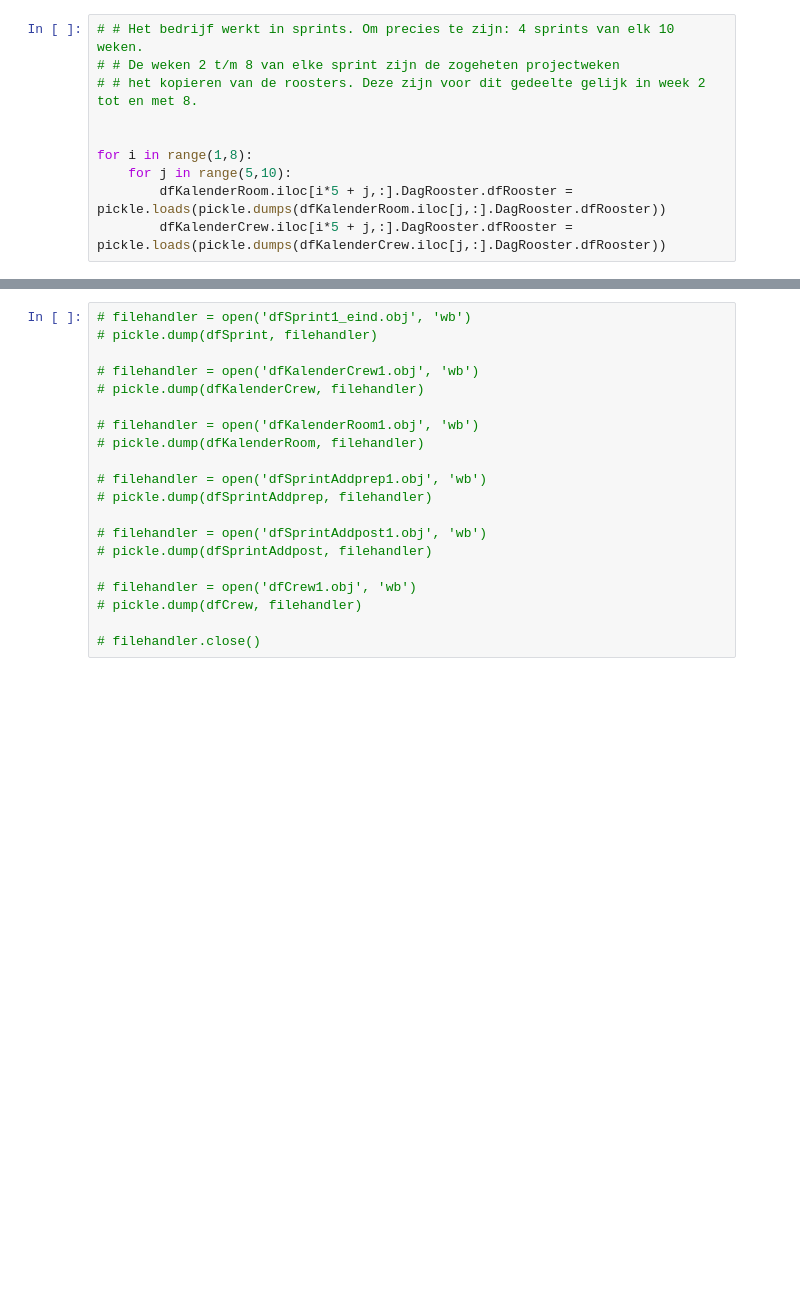
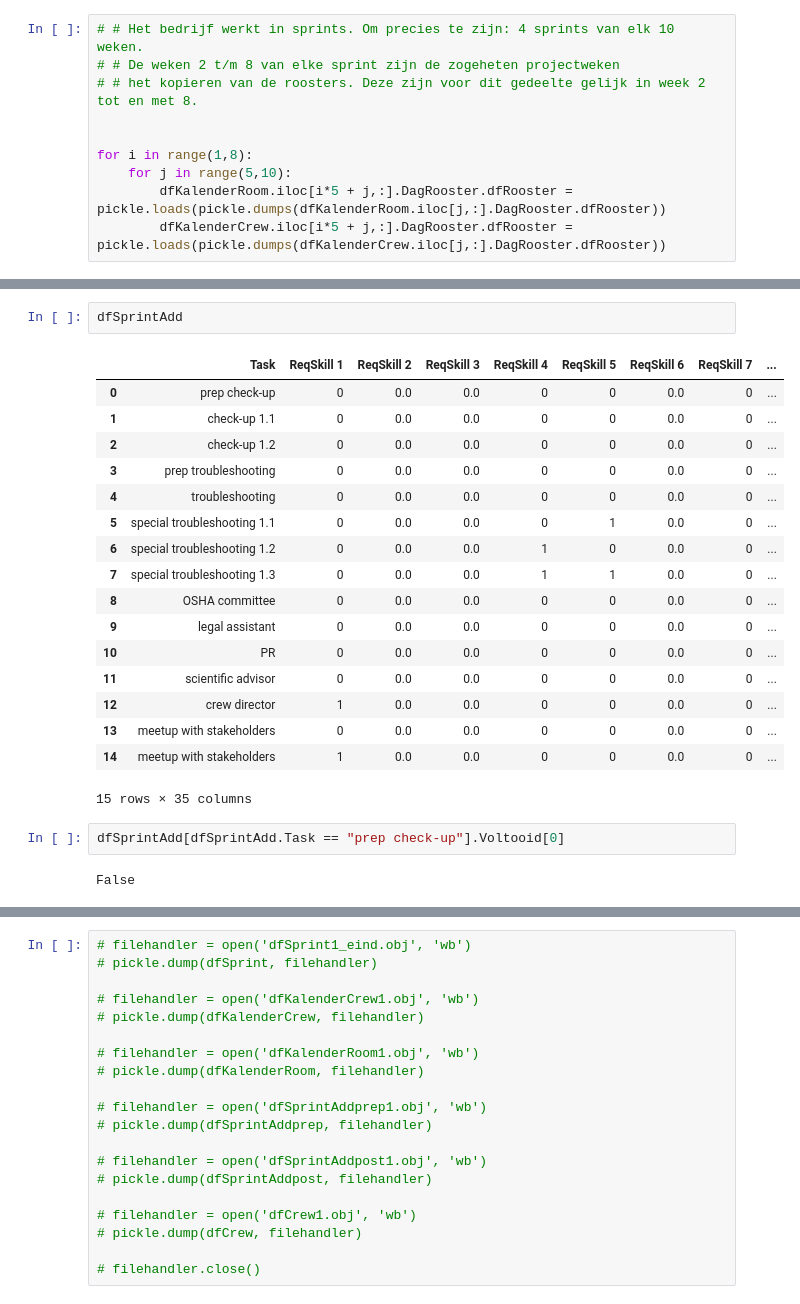
Before and after one commit to Robbertvld/Modelleren, a Jupyter notebook: Verslag.ipynb, the cells around one changed output, grey strips where cells are left out. Saved outputs shown, nothing was run; the diff lists cells and outputs as text; blank space fills up the shorter version.

```diff
--- a/Verslag.ipynb
+++ b/Verslag.ipynb
@@ -752,0 +1038,24 @@ while (halveuren < (task.Duration*2)): # duration aanpassen met deviatie
+# %%
+dfSprintAdd
+# %% [output]
+|  | Task | ReqSkill 1 | ReqSkill 2 | ReqSkill 3 | ReqSkill 4 | ReqSkill 5 | ReqSkill 6 | ReqSkill 7 | ... |
+| 0 | prep check-up | 0 | 0.0 | 0.0 | 0 | 0 | 0.0 | 0 | ... |
+| 1 | check-up 1.1 | 0 | 0.0 | 0.0 | 0 | 0 | 0.0 | 0 | ... |
+| 2 | check-up 1.2 | 0 | 0.0 | 0.0 | 0 | 0 | 0.0 | 0 | ... |
+| 3 | prep troubleshooting | 0 | 0.0 | 0.0 | 0 | 0 | 0.0 | 0 | ... |
+| 4 | troubleshooting | 0 | 0.0 | 0.0 | 0 | 0 | 0.0 | 0 | ... |
+| 5 | special troubleshooting 1.1 | 0 | 0.0 | 0.0 | 0 | 1 | 0.0 | 0 | ... |
+| 6 | special troubleshooting 1.2 | 0 | 0.0 | 0.0 | 1 | 0 | 0.0 | 0 | ... |
+| 7 | special troubleshooting 1.3 | 0 | 0.0 | 0.0 | 1 | 1 | 0.0 | 0 | ... |
+| 8 | OSHA committee | 0 | 0.0 | 0.0 | 0 | 0 | 0.0 | 0 | ... |
+| 9 | legal assistant | 0 | 0.0 | 0.0 | 0 | 0 | 0.0 | 0 | ... |
+| 10 | PR | 0 | 0.0 | 0.0 | 0 | 0 | 0.0 | 0 | ... |
+| 11 | scientific advisor | 0 | 0.0 | 0.0 | 0 | 0 | 0.0 | 0 | ... |
+| 12 | crew director | 1 | 0.0 | 0.0 | 0 | 0 | 0.0 | 0 | ... |
+| 13 | meetup with stakeholders | 0 | 0.0 | 0.0 | 0 | 0 | 0.0 | 0 | ... |
+| 14 | meetup with stakeholders | 1 | 0.0 | 0.0 | 0 | 0 | 0.0 | 0 | ... |
+15 rows × 35 columns
+# %%
+dfSprintAdd[dfSprintAdd.Task == "prep check-up"].Voltooid[0]
+# %% [output]
+False
```
Also changed, not shown: parts of 21 cells of this notebook, 9 other files.
